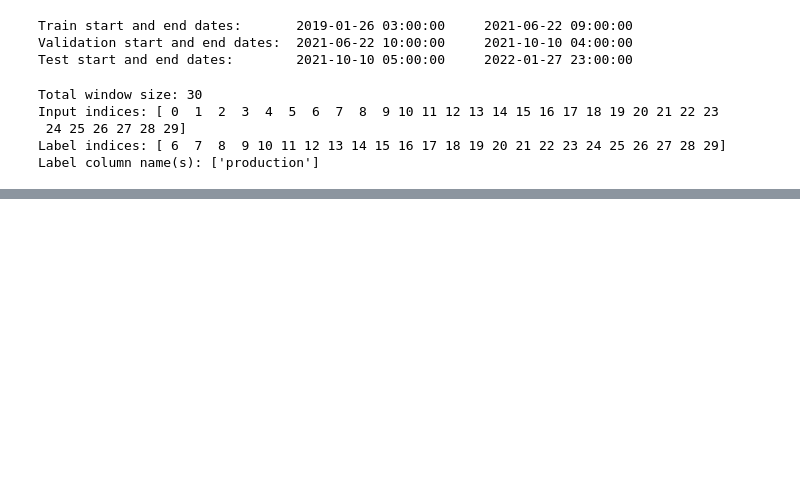
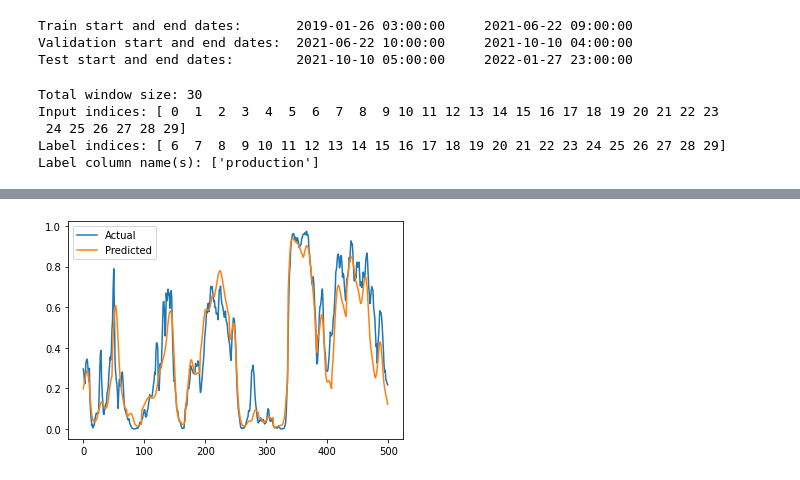
Before and after one commit to sarikayamerts/thesis, a Jupyter notebook: notebooks/multi_plant/graph_deneme.ipynb, the cells around one changed output, grey strips where cells are left out. Cells and saved outputs as stored; diff of their text form; code cells hidden in the pictures; blank space fills up the shorter version.

```diff
--- a/notebooks/multi_plant/graph_deneme.ipynb
+++ b/notebooks/multi_plant/graph_deneme.ipynb
@@ -297,0 +174,4 @@ from tensorflow import keras
+# %%
+plot_plantwise_predictions(model, window.test)
+# %% [output]
+[figure, added]
```
Also changed, not shown: parts of 23 cells of this notebook, 4 other files.
